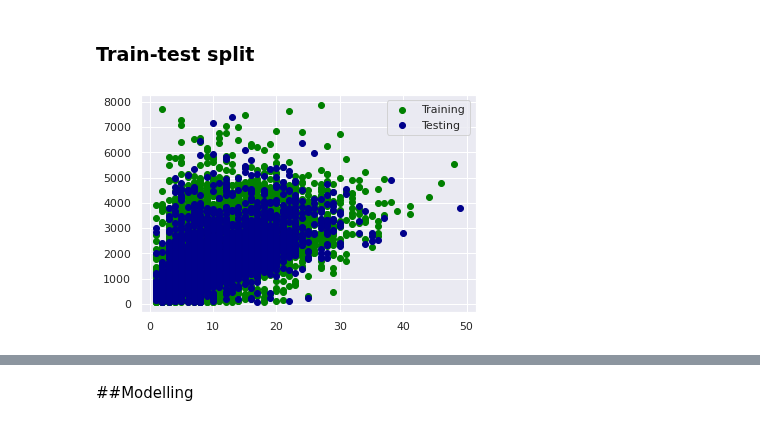
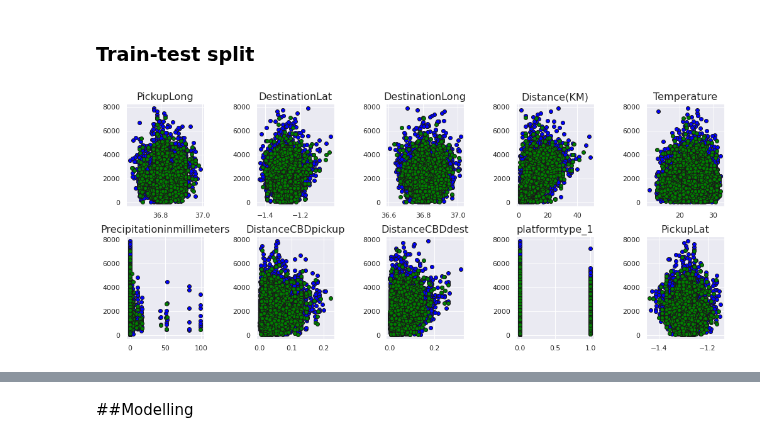
Before and after one commit to monicafar147/logistics-challenge, a Jupyter notebook: cleaned.ipynb, the cells around one changed output, grey strips where cells are left out. Saved outputs shown, nothing was run; the diff lists cells and outputs as text; code cells hidden in the pictures.

Commit message:
Added scatter plots for all training and testing columns

```diff
--- a/cleaned.ipynb
+++ b/cleaned.ipynb
@@ -349,11 +349,14 @@ training_features = pd.get_dummies(training_features,
 ### Train-test split
 # %%
 X_train, X_test, y_train, y_test = train_test_split(training_features, training_outputs, test_size=0.2)
-# %%
-# plot the train vs split data
-plt.scatter(X_train['Distance(KM)'], y_train, color='green', label='Training')
-plt.scatter(X_test['Distance(KM)'], y_test, color='darkblue', label='Testing')
-plt.legend()
-plt.show()
-# %% [output]
-[figure, removed]
+# %%
+fig, axs = plt.subplots(2,5, figsize=(14,6),)
+fig.subplots_adjust(hspace = 0.5, wspace=.2)
+axs = axs.ravel()
+for index, column in enumerate(X_train.columns[0:10]):
+    axs[index-1].set_title("{}".format(column),fontsize=16)
+    axs[index-1].scatter(x=X_train[column],y=y_train,color='blue',edgecolor='k',label='Training')
+    axs[index-1].scatter(x=X_test[column],y=y_test,color='green',edgecolor='k',label='Testing')
+fig.tight_layout(pad=1)
+# %% [output]
+[figure, added]
```
Also changed, not shown: parts of 6 cells of this notebook.
